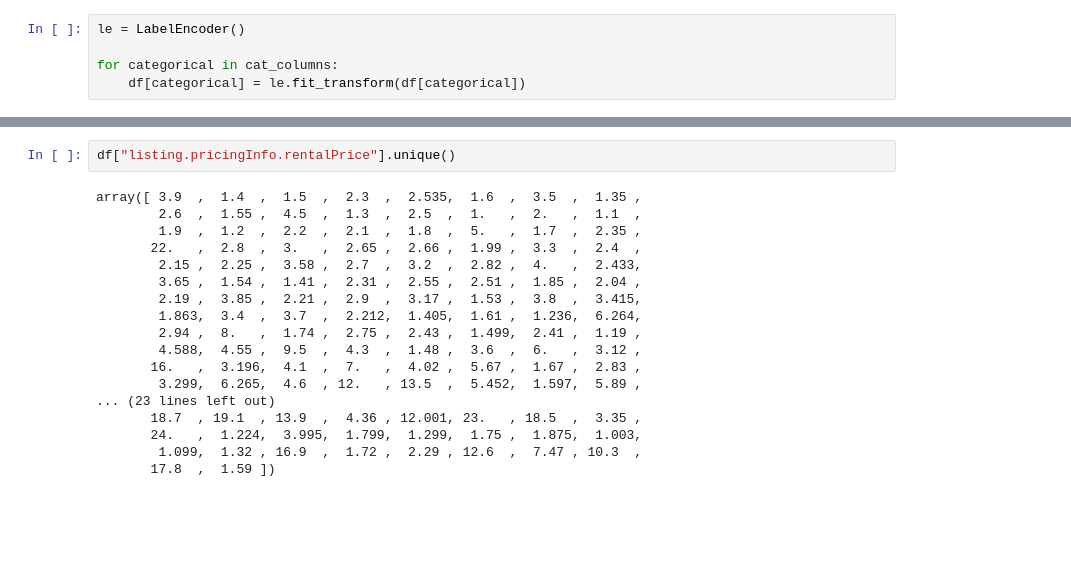
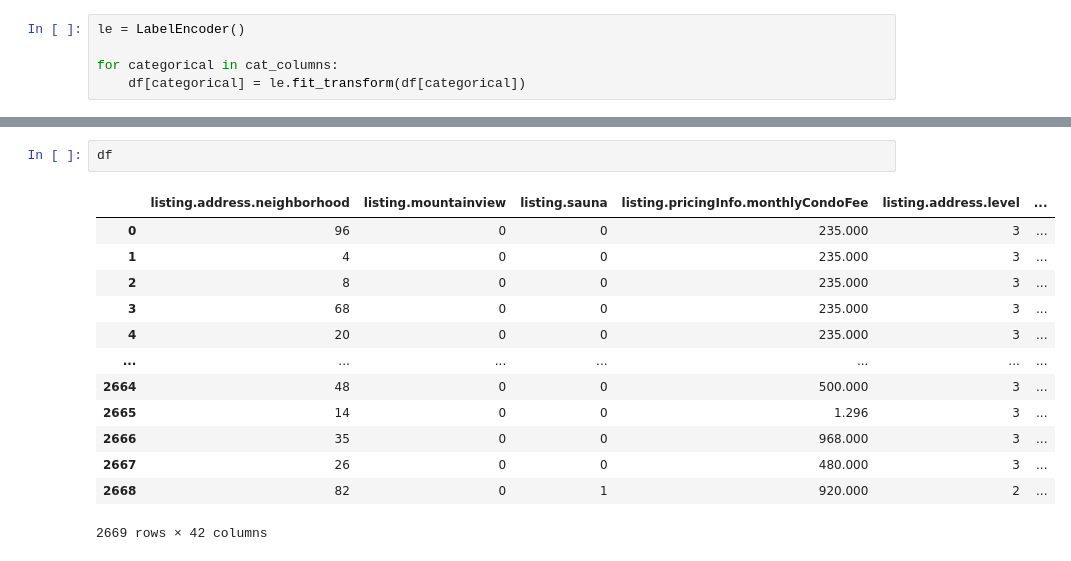
Before and after one commit to caiocmb7/MachineLearning-DS, a Jupyter notebook: ICD/Trabalho1/project.ipynb, the cells around one changed output, grey strips where cells are left out. Saved outputs shown, nothing was run; the diff lists cells and outputs as text; blank space fills up the shorter version.

```diff
--- a/ICD/Trabalho1/project.ipynb
+++ b/ICD/Trabalho1/project.ipynb
@@ -875,20 +875,16 @@ df[cat_columns]
-# %%
-df["listing.pricingInfo.rentalPrice"].unique()
-# %% [output]
-array([ 3.9  ,  1.4  ,  1.5  ,  2.3  ,  2.535,  1.6  ,  3.5  ,  1.35 ,
-        2.6  ,  1.55 ,  4.5  ,  1.3  ,  2.5  ,  1.   ,  2.   ,  1.1  ,
-        1.9  ,  1.2  ,  2.2  ,  2.1  ,  1.8  ,  5.   ,  1.7  ,  2.35 ,
-       22.   ,  2.8  ,  3.   ,  2.65 ,  2.66 ,  1.99 ,  3.3  ,  2.4  ,
-        2.15 ,  2.25 ,  3.58 ,  2.7  ,  3.2  ,  2.82 ,  4.   ,  2.433,
-        3.65 ,  1.54 ,  1.41 ,  2.31 ,  2.55 ,  2.51 ,  1.85 ,  2.04 ,
-        2.19 ,  3.85 ,  2.21 ,  2.9  ,  3.17 ,  1.53 ,  3.8  ,  3.415,
-        1.863,  3.4  ,  3.7  ,  2.212,  1.405,  1.61 ,  1.236,  6.264,
-        2.94 ,  8.   ,  1.74 ,  2.75 ,  2.43 ,  1.499,  2.41 ,  1.19 ,
-        4.588,  4.55 ,  9.5  ,  4.3  ,  1.48 ,  3.6  ,  6.   ,  3.12 ,
-       16.   ,  3.196,  4.1  ,  7.   ,  4.02 ,  5.67 ,  1.67 ,  2.83 ,
-        3.299,  6.265,  4.6  , 12.   , 13.5  ,  5.452,  1.597,  5.89 ,
-... (23 lines left out)
-       18.7  , 19.1  , 13.9  ,  4.36 , 12.001, 23.   , 18.5  ,  3.35 ,
-       24.   ,  1.224,  3.995,  1.799,  1.299,  1.75 ,  1.875,  1.003,
-        1.099,  1.32 , 16.9  ,  1.72 ,  2.29 , 12.6  ,  7.47 , 10.3  ,
-       17.8  ,  1.59 ])
+# %%
+df
+# %% [output]
+|  | listing.address.neighborhood | listing.mountainview | listing.sauna | listing.pricingInfo.monthlyCondoFee | listing.address.level | ... |
+| 0 | 96 | 0 | 0 | 235.000 | 3 | ... |
+| 1 | 4 | 0 | 0 | 235.000 | 3 | ... |
+| 2 | 8 | 0 | 0 | 235.000 | 3 | ... |
+| 3 | 68 | 0 | 0 | 235.000 | 3 | ... |
+| 4 | 20 | 0 | 0 | 235.000 | 3 | ... |
+| ... | ... | ... | ... | ... | ... | ... |
+| 2664 | 48 | 0 | 0 | 500.000 | 3 | ... |
+| 2665 | 14 | 0 | 0 | 1.296 | 3 | ... |
+| 2666 | 35 | 0 | 0 | 968.000 | 3 | ... |
+| 2667 | 26 | 0 | 0 | 480.000 | 3 | ... |
+| 2668 | 82 | 0 | 1 | 920.000 | 2 | ... |
+2669 rows × 42 columns
```
Also changed, not shown: parts of 25 cells of this notebook.
